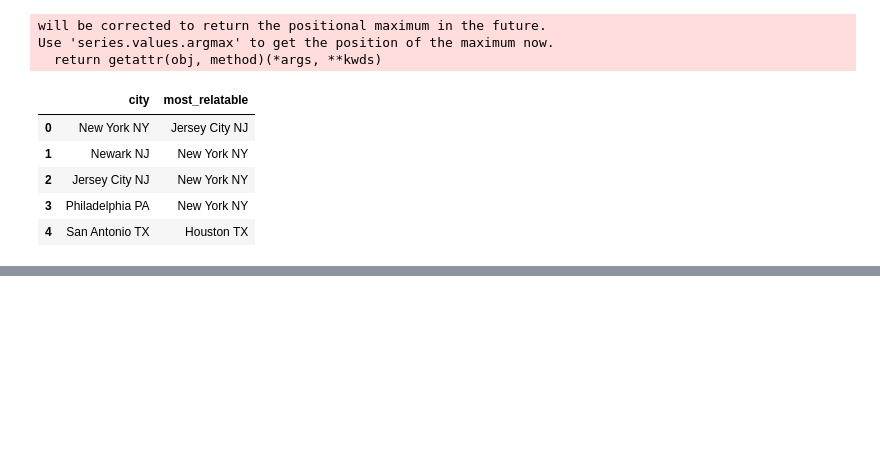
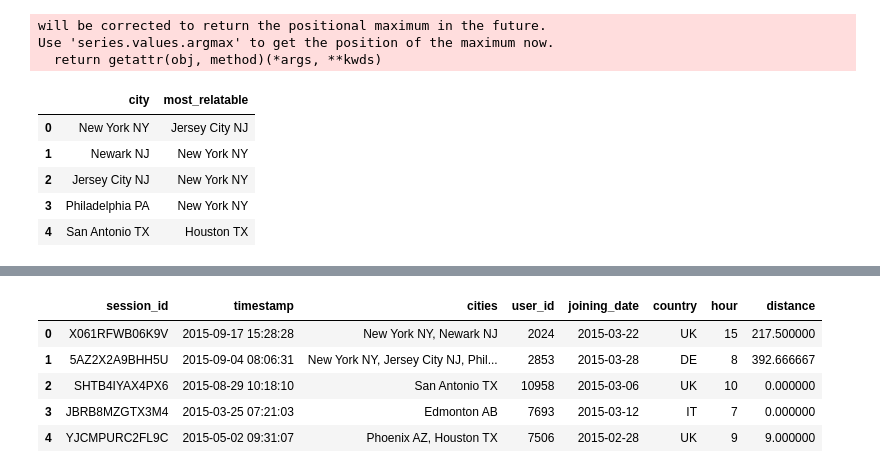
Before and after one commit to Daniel1020/TakeHomeChallenges, a Jupyter notebook: Travel Flight Prediction.ipynb, the cells around one changed output, grey strips where cells are left out. Cells and saved outputs as stored; diff of their text form; code cells hidden in the pictures; blank space fills up the shorter version.

```diff
--- a/Travel Flight Prediction.ipynb
+++ b/Travel Flight Prediction.ipynb
@@ -157,0 +185,9 @@ results.head()
+# %%
+data.head()
+# %% [output]
+|  | session_id | timestamp | cities | user_id | joining_date | country | hour | distance |
+| 0 | X061RFWB06K9V | 2015-09-17 15:28:28 | New York NY, Newark NJ | 2024 | 2015-03-22 | UK | 15 | 217.500000 |
+| 1 | 5AZ2X2A9BHH5U | 2015-09-04 08:06:31 | New York NY, Jersey City NJ, Phil... | 2853 | 2015-03-28 | DE | 8 | 392.666667 |
+| 2 | SHTB4IYAX4PX6 | 2015-08-29 10:18:10 | San Antonio TX | 10958 | 2015-03-06 | UK | 10 | 0.000000 |
+| 3 | JBRB8MZGTX3M4 | 2015-03-25 07:21:03 | Edmonton AB | 7693 | 2015-03-12 | IT | 7 | 0.000000 |
+| 4 | YJCMPURC2FL9C | 2015-05-02 09:31:07 | Phoenix AZ, Houston TX | 7506 | 2015-02-28 | UK | 9 | 9.000000 |
```
Also changed, not shown: parts of 4 cells of this notebook.
